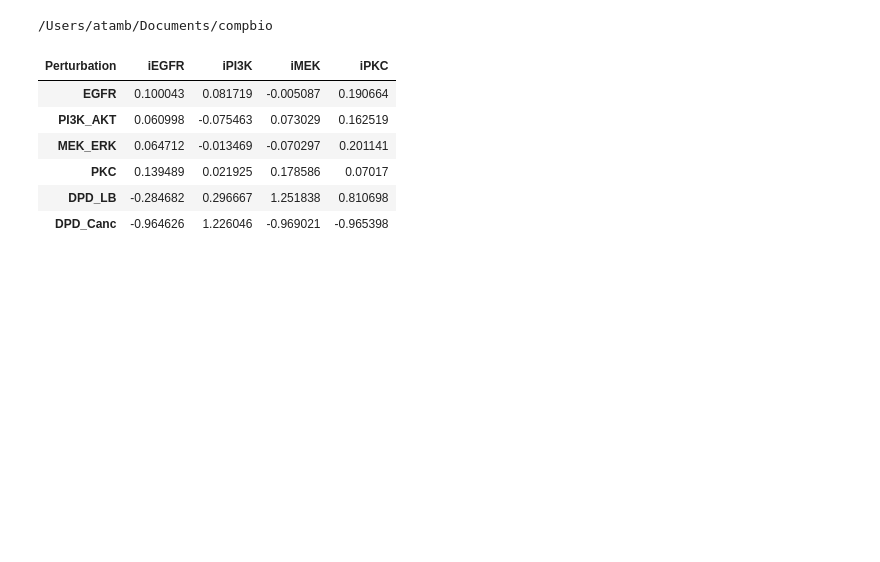
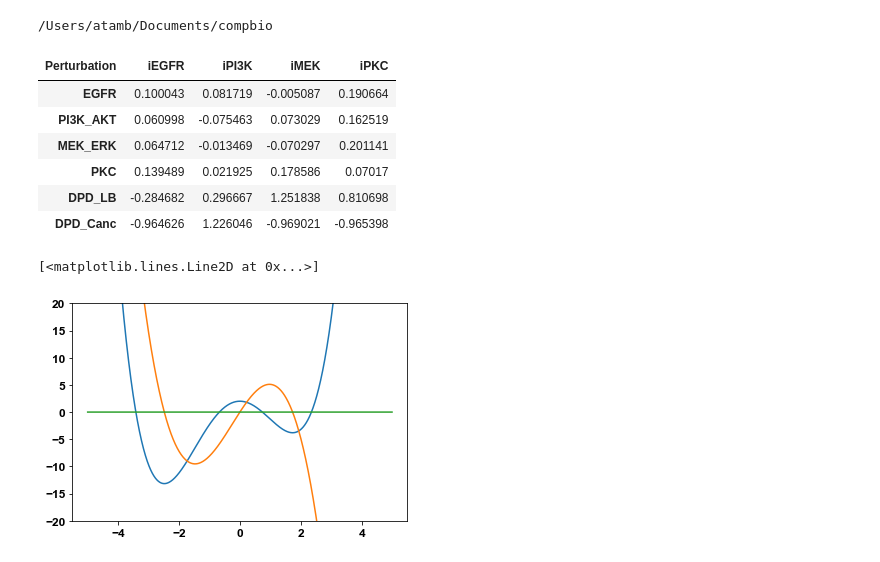
Before and after one commit to at2005/BTYSTE-2023, a Jupyter notebook: MSB cSTAR.ipynb, the cells around one changed output. Saved outputs shown, nothing was run; the diff lists cells and outputs as text; code cells hidden in the pictures; blank space fills up the shorter version.

Commit message:
Added phenotypic equations + free parameters

```diff
--- a/MSB cSTAR.ipynb
+++ b/MSB cSTAR.ipynb
@@ -621,0 +622,16 @@ global_resp_matrix.to_csv("responses.csv")
+# %%
+# begin model helper code
+ax = plt.gca()
+ax.set_ylim([-20, 20])
+DPD_range_avg = np.arange(-5, 5, 0.001)
+params = {
+    "a" : 0.5,
+    "b" : 0.5,
+    "c" : -4.3,
+}
+plt.plot(DPD_range_avg, params["a"] * DPD_range_avg**4 + params["b"] * DPD_range_avg**3 + params["c"] * DPD_range_avg**2 + 2)
+plt.plot(DPD_range_avg, -1 * (params["a"]*4*DPD_range_avg**3 + params["b"] * 3 * DPD_range_avg**2 + params["c"] * 2 * DPD_range_avg))
+plt.plot(DPD_range_avg, DPD_range_avg*0)
+# %% [output]
+[<matplotlib.lines.Line2D at 0x...>]
+[figure, added]
```
Also changed, not shown: parts of 2 cells of this notebook, 16 other files.
